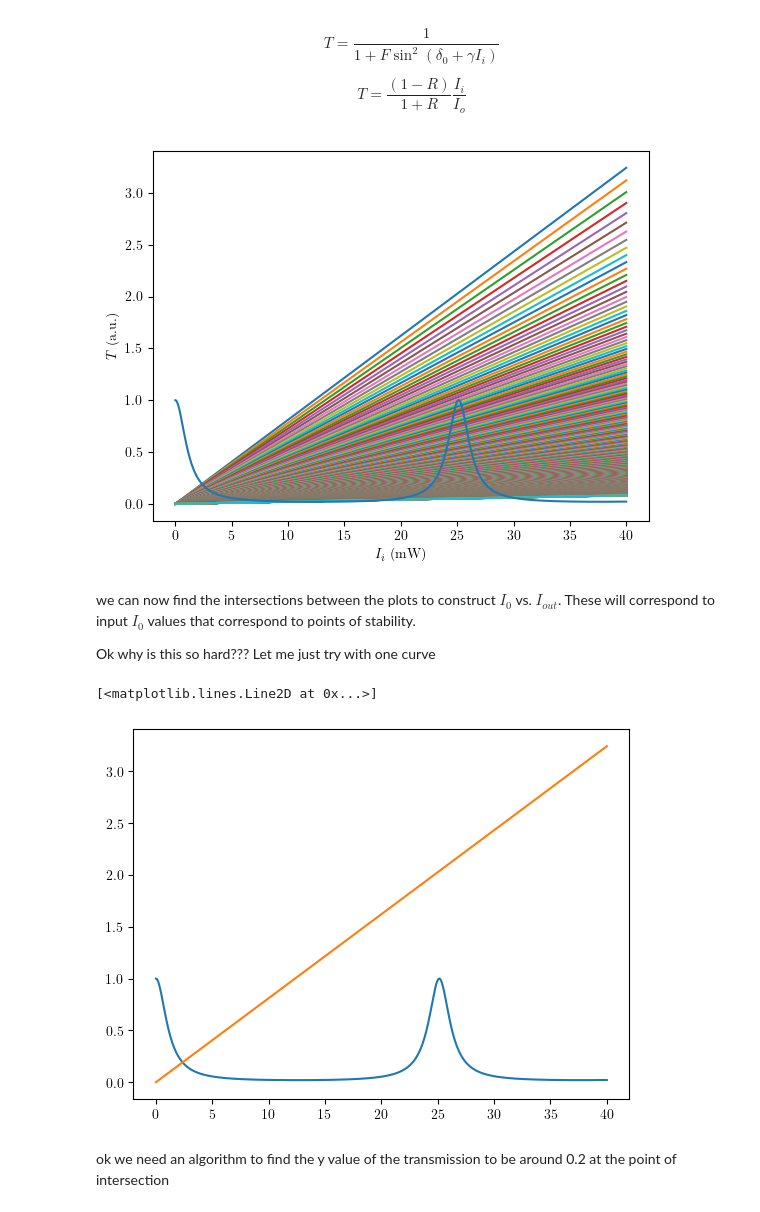
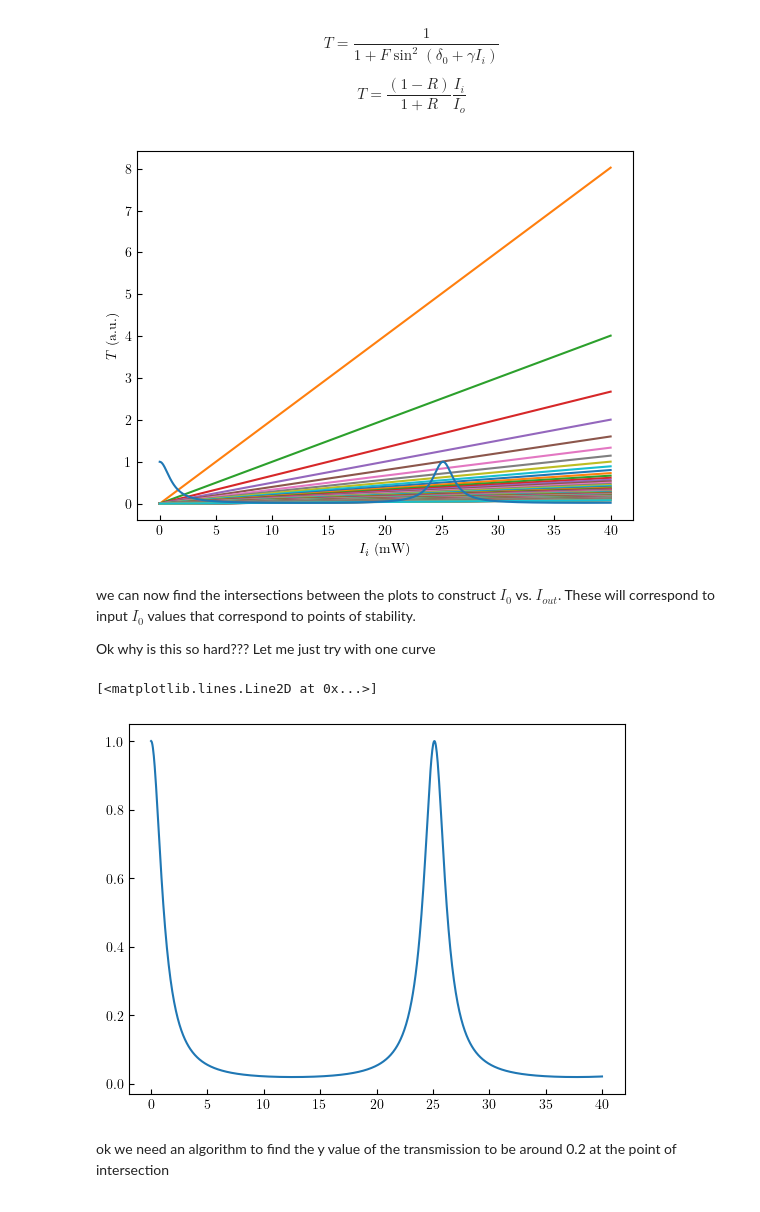
Before and after one commit to tyxiang0530/CavityNLONN, a Jupyter notebook: PreliminaryTheory.ipynb, the cells around one changed output. Cells and saved outputs as stored; diff of their text form; code cells hidden in the pictures.

```diff
--- a/PreliminaryTheory.ipynb
+++ b/PreliminaryTheory.ipynb
@@ -69,6 +69,8 @@ from scipy.signal import find_peaks
 
 plt.rc('text', usetex=True)
 plt.rc('font', family='serif')
+plt.rc('xtick', direction='in')
+plt.rc('ytick', direction='in')
 # %% [markdown]
 first analyze resonant case
 \begin{equation}
@@ -229,22 +203,22 @@ T = \frac{1}{1 + F \sin^2(\delta_0 + \gamma I_i)} \tag{1}
 T = \frac{(1 - R)}{1 + R } \frac{I_i}{I_o}\tag{2}
 \end{equation}
 # %%
-I_0_arr = np.linspace(1,40,1000)
+I_0_arr = np.linspace(0,40,100)
 R = 0.85
 T2_vals = []
 
 for I_0 in I_0_arr:
     T2 = (1-R)/(1+R) * (I_i / I_0)
     T2_vals.append(T2)
     plt.plot(I_i, T2)
 
 T = 1 / (1 + F * np.sin(delta + gamma * I_i)**2)
 plt.plot(I_i, T)
 plt.xlabel("$I_i$ (mW)")
 plt.ylabel("$T$ (a.u.)")
-plt.show()
+plt.savefig("dispersive_example.png", dpi=300)
 # %% [output]
-[figure, old version]
+[figure, new version]
 # %% [markdown]
 we can now find the intersections between the plots to construct $I_0$ vs. $I_{out}$. These will correspond to input $I_0$ values that correspond to points of stability.
 
@@ -254,7 +228,7 @@ plt.plot(I_i, T)
 plt.plot(I_i, T2_vals[0])
 # %% [output]
 [<matplotlib.lines.Line2D at 0x...>]
-[figure, old version]
+[figure, new version]
 # %% [markdown]
 ok we need an algorithm to find the y value of the transmission to be around 0.2 at the point of intersection
 # %%
```
Also changed, not shown: parts of 15 cells of this notebook, 12 other files.
